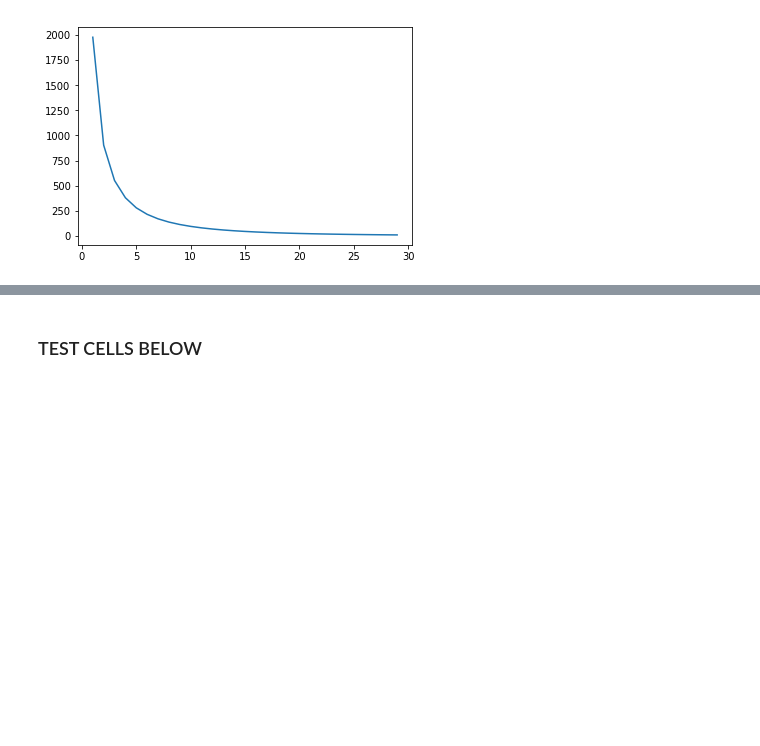
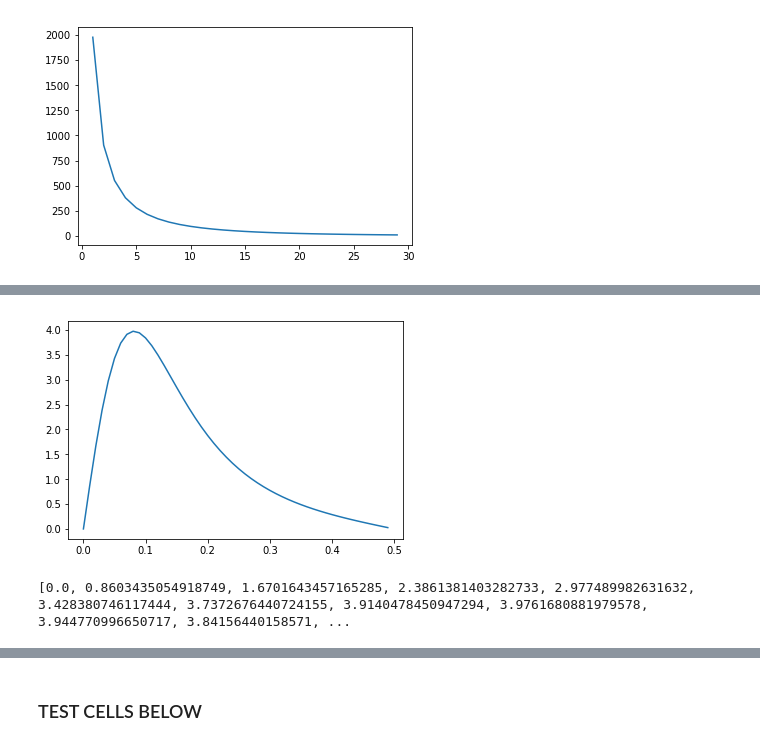
Before and after one commit to itscubist/snBdm, a Jupyter notebook: snBdm-Notebook1.ipynb, the cells around one changed output, grey strips where cells are left out. Saved outputs shown, nothing was run; the diff lists cells and outputs as text; code cells hidden in the pictures; blank space fills up the shorter version.

```diff
--- a/snBdm-Notebook1.ipynb
+++ b/snBdm-Notebook1.ipynb
@@ -92,0 +202,11 @@ mDark = 10
+# %%
+mDark = 1
+nuEnergy = 10
+alphaRange = np.arange(0,0.5,0.01)
+angularDistNormal = [ 2*math.pi*math.sin(a*math.pi)*fAngular( nuEnergy, mDark, a*math.pi) for a in alphaRange ]
+mplot.plot(alphaRange,angularDistNormal)
+mplot.show()
+print(angularDistNormal)
+# %% [output]
+[figure, added]
+[0.0, 0.8603435054918749, 1.6701643457165285, 2.3861381403282733, 2.977489982631632, 3.428380746117444, 3.7372676440724155, 3.9140478450947294, 3.9761680881979578, 3.944770996650717, 3.84156440158571, ...
```
Also changed, not shown: parts of 14 cells of this notebook.
